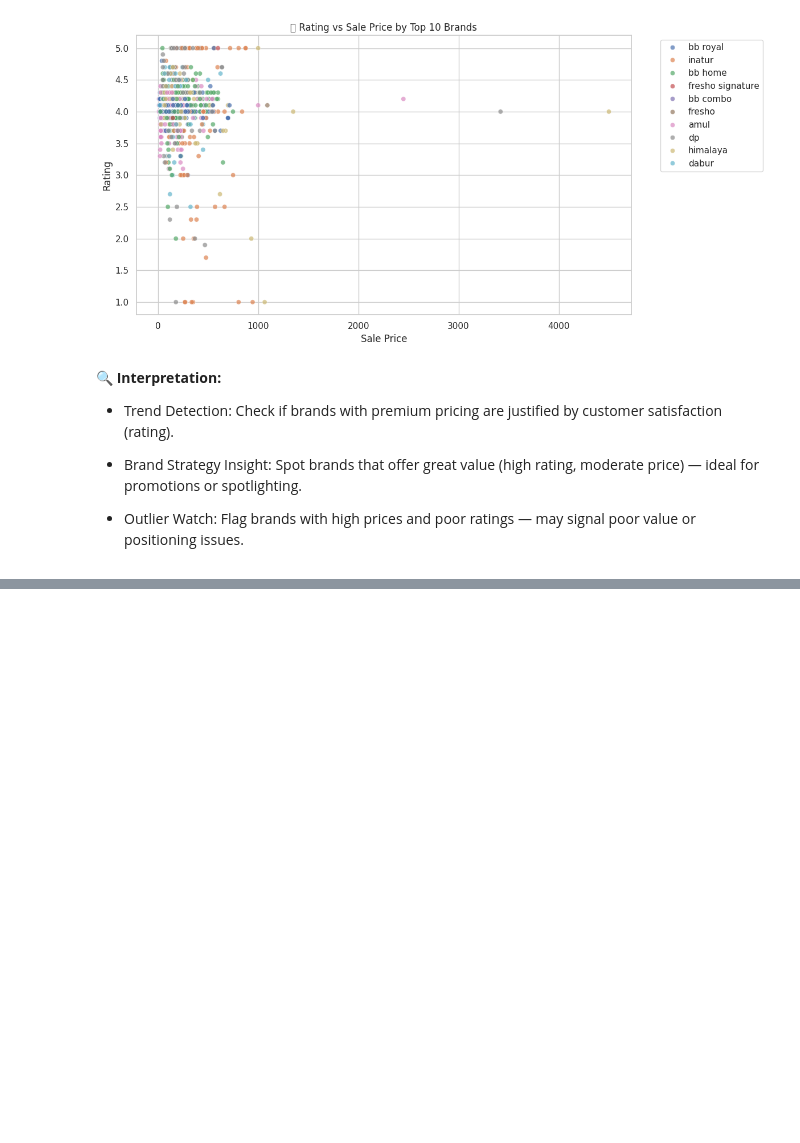
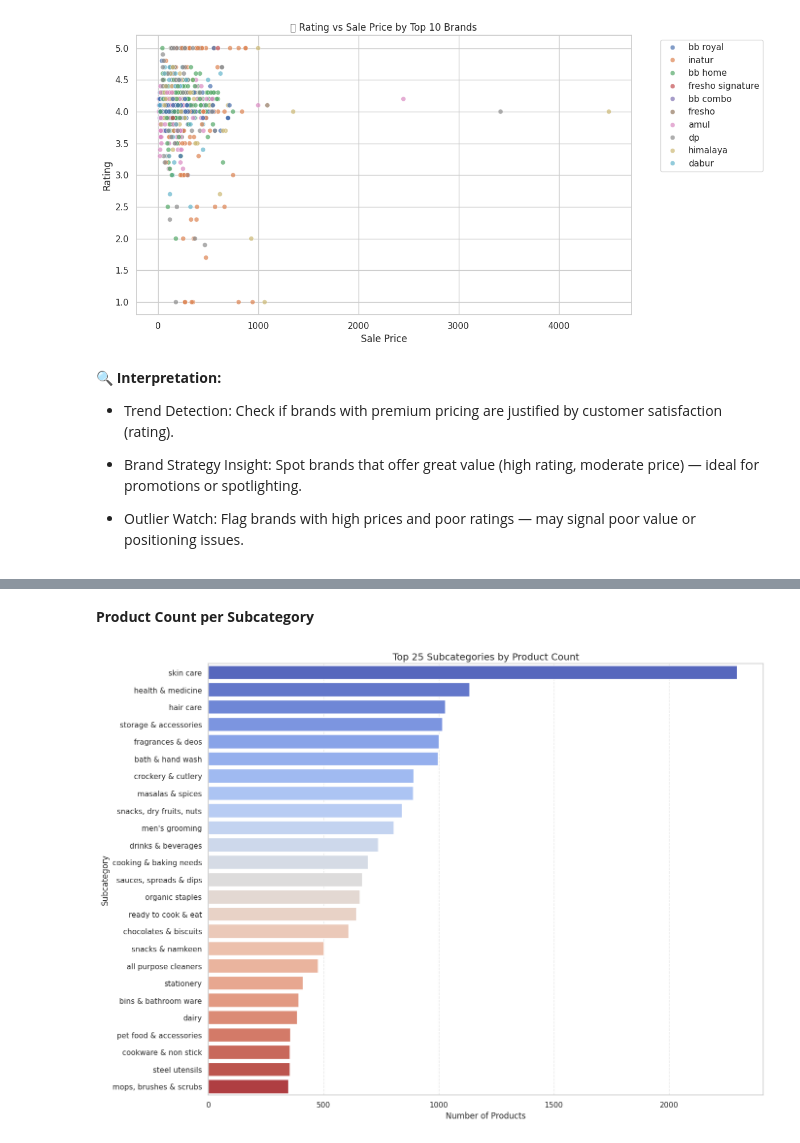
Before and after one commit to Rudrajit12/BigBasket-Product-Assortment-Optimization, a Jupyter notebook: BigBasket_Product_Assortment_Analysis.ipynb, the cells around one changed output, grey strips where cells are left out. Cells and saved outputs as stored; diff of their text form; code cells hidden in the pictures; blank space fills up the shorter version.

```diff
--- a/BigBasket_Product_Assortment_Analysis.ipynb
+++ b/BigBasket_Product_Assortment_Analysis.ipynb
@@ -1415,0 +1647,18 @@ plt.show()
+# %% [markdown]
+**Product Count per Subcategory**
+# %%
+# Count the number of products in each subcategory
+subcat_counts = bb_df['sub_category'].value_counts().reset_index()
+subcat_counts.columns = ['sub_category', 'product_count']
+
+# Display top 25 subcategories with most products
+plt.figure(figsize=(14, 10))
+sns.barplot(data=subcat_counts.head(25), y='sub_category', x='product_count', palette='coolwarm')
+plt.title('Top 25 Subcategories by Product Count', fontsize=14)
+plt.xlabel('Number of Products')
+plt.ylabel('Subcategory')
+plt.grid(axis='x', linestyle='--', alpha=0.5)
+plt.tight_layout()
+plt.show()
+# %% [output]
+[figure, added]
```
Also changed, not shown: parts of 34 cells of this notebook.
